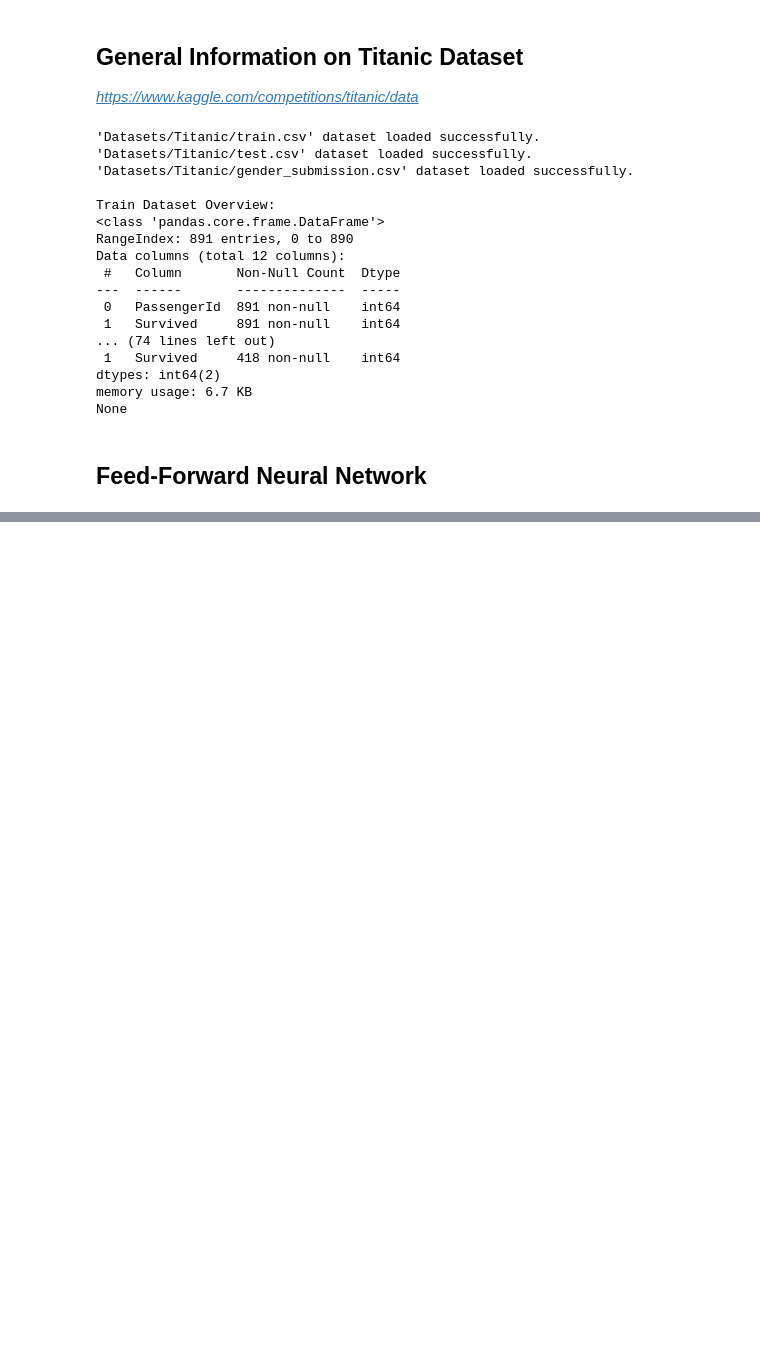
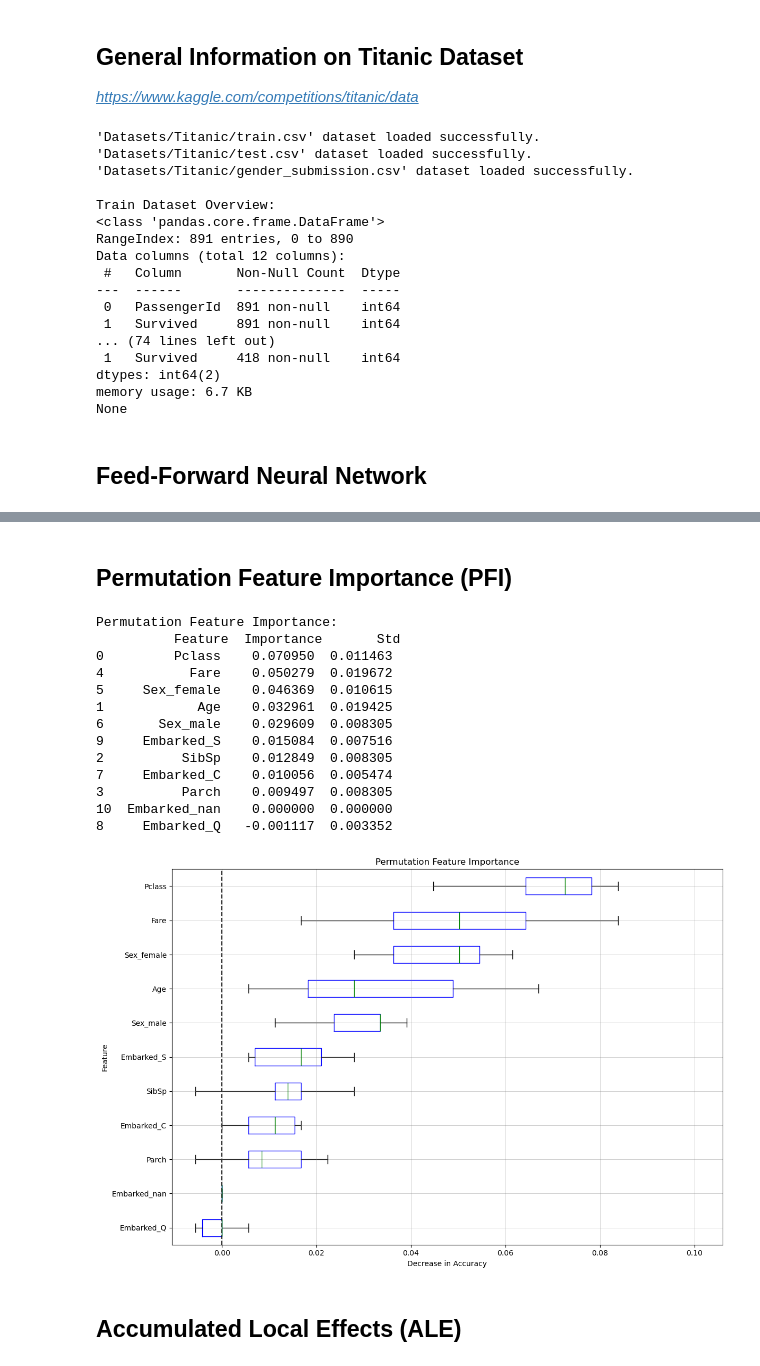
Before and after one commit to AFLucas-UOM/ARI3205-InterpretableAI, a Jupyter notebook: TitanicDataset_Question1.ipynb, the cells around one changed output, grey strips where cells are left out. Saved outputs shown, nothing was run; the diff lists cells and outputs as text; code cells hidden in the pictures; blank space fills up the shorter version.

```diff
--- a/TitanicDataset_Question1.ipynb
+++ b/TitanicDataset_Question1.ipynb
@@ -130,0 +265,2 @@ None
+# %% [markdown]
+## Permutation Feature Importance (PFI)
@@ -130,0 +286,58 @@ None
+# %%
+# Plot Permutation Feature Importance as a Boxplot
+def plot_pfi(model, X_test, y_test, feature_names):
+    result = permutation_importance(
+        model, X_test, y_test, scoring='accuracy', n_repeats=10, random_state=42, n_jobs=2
+    )
+
+    sorted_importances_idx = result.importances_mean.argsort()
+    importances = pd.DataFrame(
+        result.importances[sorted_importances_idx].T,
+        columns=[feature_names[i] for i in sorted_importances_idx]
+    )
+
+    ax = importances.plot.box(
+        vert=False, whis=10, figsize=(12, 8),
+        color=dict(boxes="blue", whiskers="black", medians="green", caps="black")
+    )
+    ax.axvline(x=0, color="k", linestyle="--")
+
+    # Add faint grey lines across the graph for each feature
+    for i in range(len(importances.columns)):
+        plt.axhline(y=i + 1, color="grey", linestyle="-", linewidth=0.5, alpha=0.5)
+
+    # Add faint grey lines upwards from the x-axis ticks
+    xticks = ax.get_xticks()
+    for tick in xticks:
+        plt.axvline(x=tick, color="grey", linestyle="-", linewidth=0.5, alpha=0.5)
+
+    # Set the x-axis limits
+    ax.set_xlim(left=0 - 0.1 * (ax.get_xlim()[1] - 0))
+
+    # Set the x-axis limits
+    ax.set_xlabel("Decrease in Accuracy")
+    ax.set_ylabel("Feature")
+    ax.set_title("Permutation Feature Importance")
+    plt.tight_layout()
+    plt.show()
+# %%
+feature_names = X_test.columns
+importance_df = compute_pfi(surrogate_model, X_test, y_test, feature_names)
+plot_pfi(surrogate_model, X_test, y_test, feature_names)
+# %% [output]
+Permutation Feature Importance:
+          Feature  Importance       Std
+0         Pclass    0.070950  0.011463
+4           Fare    0.050279  0.019672
+5     Sex_female    0.046369  0.010615
+1            Age    0.032961  0.019425
+6       Sex_male    0.029609  0.008305
+9     Embarked_S    0.015084  0.007516
+2          SibSp    0.012849  0.008305
+7     Embarked_C    0.010056  0.005474
+3          Parch    0.009497  0.008305
+10  Embarked_nan    0.000000  0.000000
+8     Embarked_Q   -0.001117  0.003352
+[figure, added]
+# %% [markdown]
+## Accumulated Local Effects (ALE)
```
Also changed, not shown: parts of 13 cells of this notebook, 1 other file.
